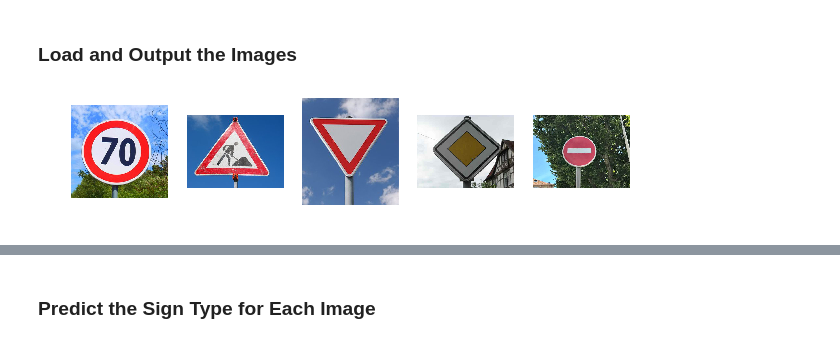
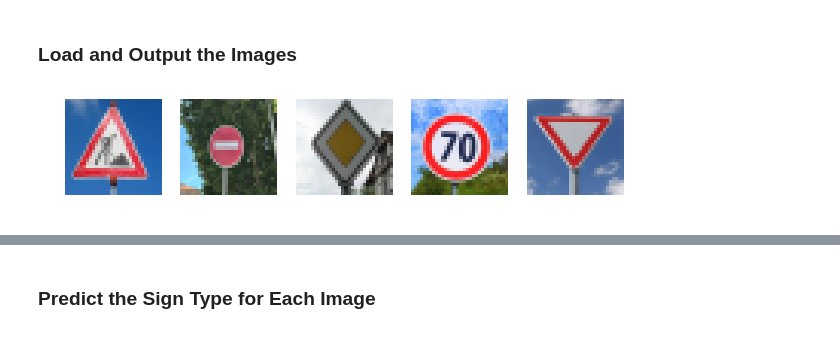
Before and after one commit to therightnee/Udacity-Self-Driving-Car-Nanodegree, a Jupyter notebook: Term 1 - Project 2 - Traffic Sign Classifier/Traffic_Sign_Classifier.ipynb, the cells around one changed output, grey strips where cells are left out. Cells and saved outputs as stored; diff of their text form; code cells hidden in the pictures.

```diff
--- a/Term 1 - Project 2 - Traffic Sign Classifier/Traffic_Sign_Classifier.ipynb
+++ b/Term 1 - Project 2 - Traffic Sign Classifier/Traffic_Sign_Classifier.ipynb
@@ -205,8 +205,8 @@ mu = 0
 sigma = 0.1
 
 def conv_layer(input_data,h,w,d,fd):
-    W = tf.Variable(tf.truncated_normal(shape = (h,w,d,fd), mean=mu, stddev=sigma))
-    b = tf.Variable(tf.zeros(fd))
+    W = tf.Variable(tf.truncated_normal(shape = (h,w,d,fd), mean=mu, stddev=sigma), trainable=True)
+    b = tf.Variable(tf.zeros(fd), trainable=True)
     conv = tf.nn.relu(tf.nn.conv2d(input_data, W, strides=[1, 1, 1, 1], padding='SAME') + b)
     return conv
 
@@ -236,14 +236,14 @@ l5c2 = conv_layer(l5c1,3,3,128,128)
 l5c3 = conv_layer(l5c2,3,3,128,128)
 
 #Layer Six - Avg Pool 1
-l6_mp = tf.nn.avg_pool(input_data, ksize=[1, 2, 2, 1], strides=[1, 2, 2, 1], padding='VALID')
+l6_mp = tf.nn.avg_pool(l5c3, ksize=[1, 8, 8, 1], strides=[1, 8, 8, 1], padding='VALID')
 
 #Layer Seven - Flatten
 l7_f = flatten(l6_mp)
 
 #Layer Eight - Fully Connected Linear Output
-clf_W  = tf.Variable(tf.truncated_normal(shape=(l7_f.get_shape().as_list()[-1], n_classes), mean = mu, stddev = sigma))
-clf_b  = tf.Variable(tf.zeros(n_classes))
+clf_W  = tf.Variable(tf.truncated_normal(shape=(l7_f.get_shape().as_list()[-1], n_classes), mean = mu, stddev = sigma), trainable=True)
+clf_b  = tf.Variable(tf.zeros(n_classes), trainable=True)
 logits = tf.matmul(l7_f, clf_W) + clf_b
 # %% [markdown]
 #### Description of the Architecture
@@ -292,10 +292,11 @@ EPOCHS = 10
 BATCH_SIZE = 128
 
 
-var_rate = tf.placeholder(tf.int32, [None])
+var_rate = tf.placeholder(tf.float32, [])
 
 cross_entropy = tf.nn.sparse_softmax_cross_entropy_with_logits(labels=label_data, logits=logits)
 loss_operation = tf.reduce_mean(cross_entropy)
+
 optimizer = tf.train.AdamOptimizer(learning_rate = var_rate)
 training_operation = optimizer.minimize(loss_operation)
 
@@ -312,7 +313,7 @@ def evaluate(X_data, y_data):
         accuracy = sess.run(accuracy_operation, feed_dict={input_data: batch_x, label_data: batch_y})
         total_accuracy += (accuracy * len(batch_x))
     return total_accuracy / num_examples
-
+counter = 0
 with tf.Session() as sess:
     sess.run(tf.global_variables_initializer())
     num_examples = len(X_train)
@@ -324,8 +325,8 @@ with tf.Session() as sess:
         for offset in tqdm(list(range(0, num_examples, BATCH_SIZE))):
             end = offset + BATCH_SIZE
             batch_x, batch_y = X_train[offset:end], y_train[offset:end]
-            sess.run(training_operation, feed_dict={input_data: batch_x, label_data: batch_y})
-            var_rate = rate - i*0.0001
+            sess.run(training_operation, feed_dict={input_data: batch_x, label_data: batch_y, var_rate: rate})
+            counter += 1
         validation_accuracy = evaluate(X_valid, y_valid)
         print("EPOCH {} ...".format(i+1))
         print("Validation Accuracy = {:.3f}".format(validation_accuracy))
@@ -390,23 +417,24 @@ You may find `signnames.csv` useful as it contains mappings from the class id (i
 # %%
 ### Load the images and plot them here.
 ### Feel free to use as many code cells as needed.
 
 #reading in an image
 import glob
 import matplotlib.image as mpimg
 import cv2
 
 fig, axs = plt.subplots(1,5, figsize=(10, 5))
 axs = axs.ravel()
 
 new_train = []
 
 for i, img in enumerate(glob.glob('./New_Sign_Testing/*.jpg')):
     image = cv2.imread(img)
+    image = cv2.resize(image, (32, 32), interpolation=cv2.INTER_AREA)
     axs[i].axis('off')
     axs[i].imshow(cv2.cvtColor(image, cv2.COLOR_BGR2RGB))
     new_train.append(image)
 
 #https://github.com/jeremy-shannon/CarND-Traffic-Sign-Classifier-Project/blob/master/Traffic_Sign_Classifier.ipynb
 # %% [output]
-[figure, old version]
+[figure, new version]
```
Also changed, not shown: parts of 9 cells of this notebook, 10 other files.
